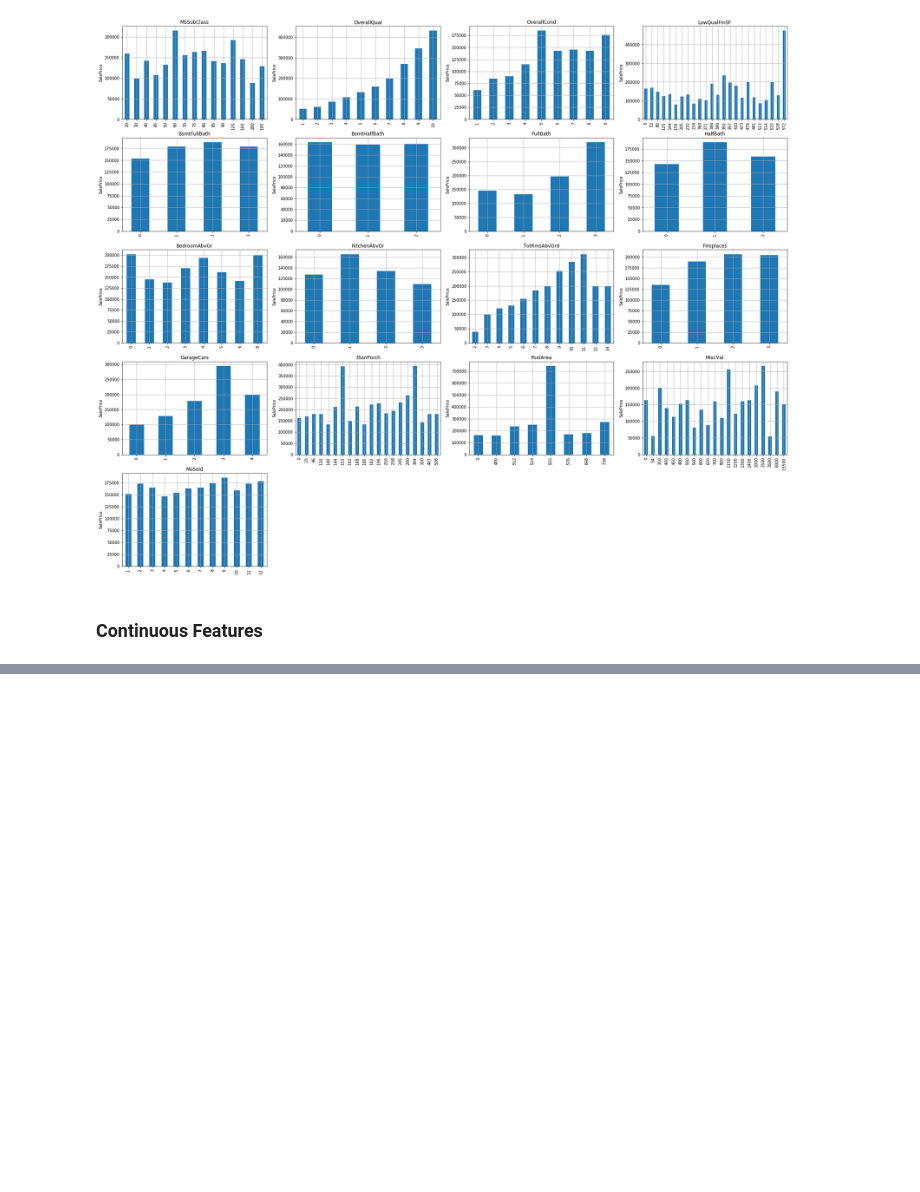
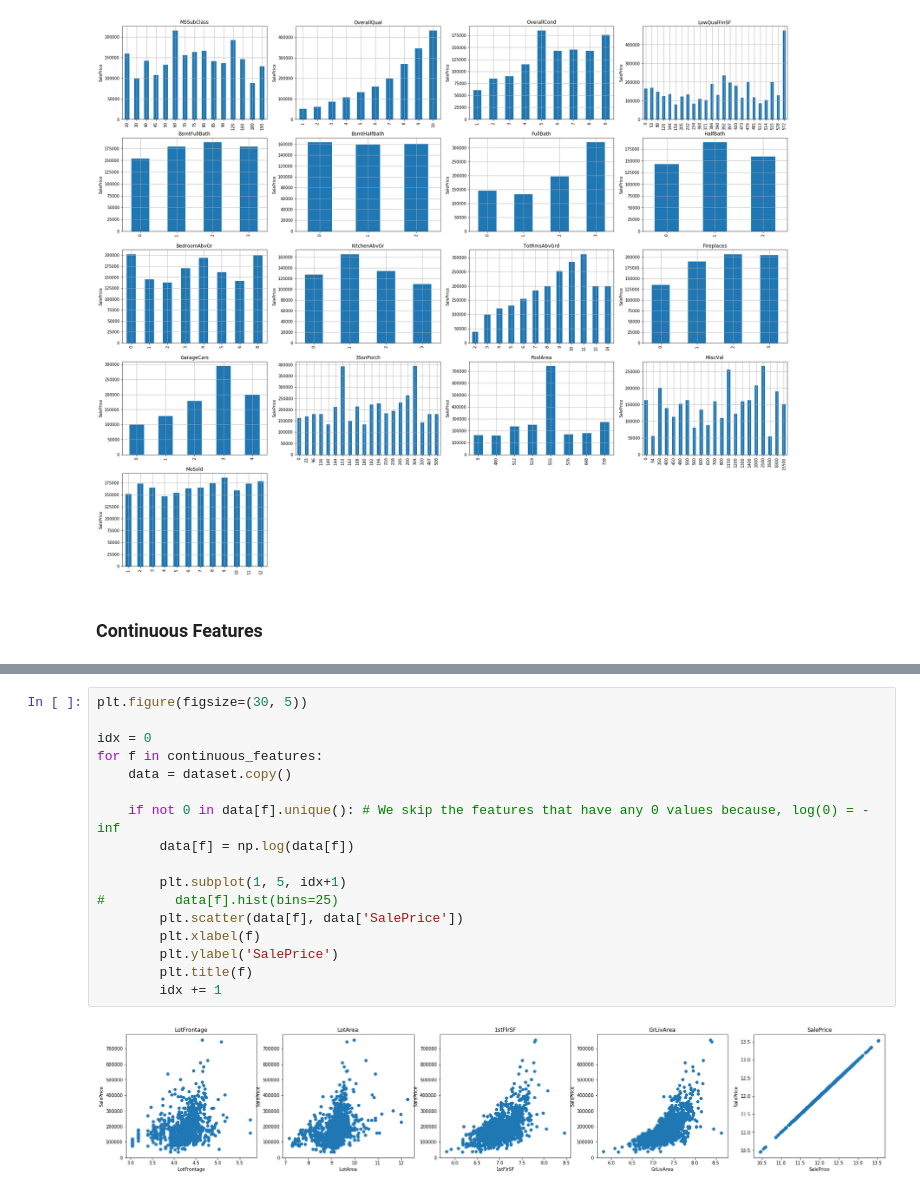
Before and after one commit to ParthikB/Data_Science, a Jupyter notebook: analysis.ipynb, the cells around one changed output, grey strips where cells are left out. Saved outputs shown, nothing was run; the diff lists cells and outputs as text; blank space fills up the shorter version.

```diff
--- a/analysis.ipynb
+++ b/analysis.ipynb
@@ -237,0 +238,19 @@ We notice that we cannot gather much information about these features because th
+# %%
+plt.figure(figsize=(30, 5))
+
+idx = 0
+for f in continuous_features:
+    data = dataset.copy()
+
+    if not 0 in data[f].unique(): # We skip the features that have any 0 values because, log(0) = -inf
+        data[f] = np.log(data[f])
+
+        plt.subplot(1, 5, idx+1)
+#         data[f].hist(bins=25)
+        plt.scatter(data[f], data['SalePrice'])
+        plt.xlabel(f)
+        plt.ylabel('SalePrice')
+        plt.title(f)
+        idx += 1
+# %% [output]
+[figure, added]
```
Also changed, not shown: parts of 3 cells of this notebook.
